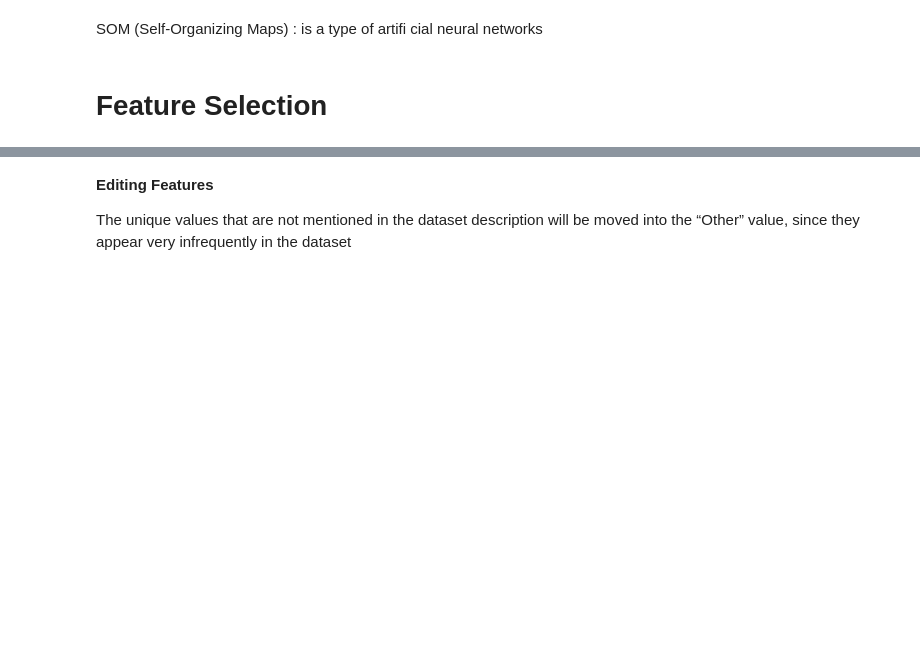
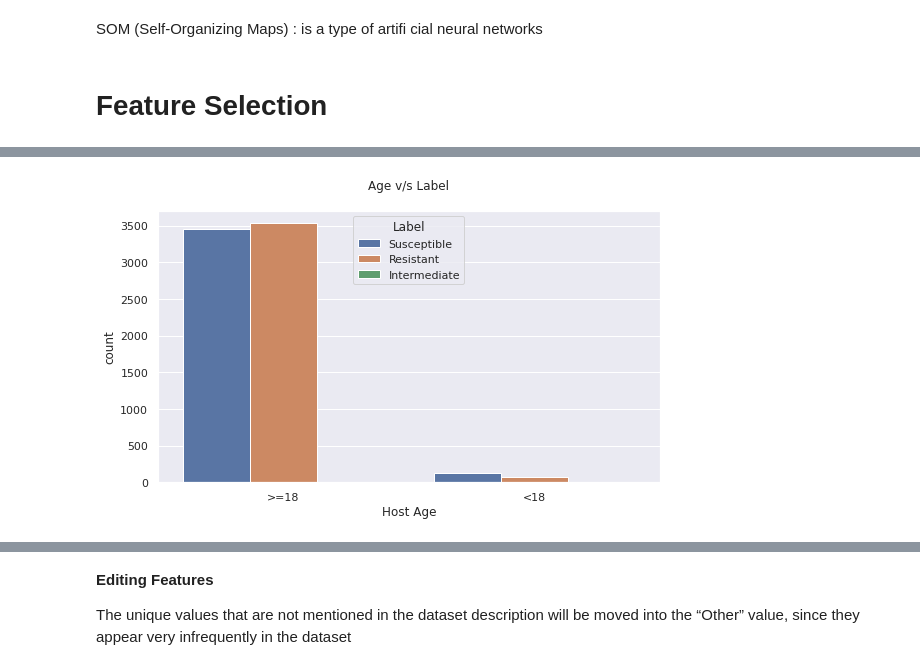
Before and after one commit to ferdoneh/mycobacterium_tuberculosis, a Jupyter notebook: experiment.ipynb, the cells around one changed output, grey strips where cells are left out. Cells and saved outputs as stored; diff of their text form; code cells hidden in the pictures; blank space fills up the shorter version.

```diff
--- a/experiment.ipynb
+++ b/experiment.ipynb
@@ -489,3 +269,0 @@ df['Host Age'].value_counts()
-# %%
-df['Host Age'] = df['Host Age'].replace('Adult','>=18')
-print(df)
@@ -540,2 +269,0 @@ def Lablechange(Lable):
-# %%
-df["Label"] = df["Label"].apply(Lablechange)
@@ -578,0 +303,6 @@ plt.show()
+# %%
+ #Print unique values less than 13.
+for i in df3.columns:
+    if len(df3[i].unique()) < 100:
+        #Print features with discrete values.
+        print(f'{i} has values {df3[i].unique()}, {len(df3[i].unique())} values total.')
@@ -578,0 +348,28 @@ plt.show()
+# %%
+hgs = df3['Host Gender'].to_list()
+def Host_GenderChanges(hgs):
+  if hgs == 'Male' or hgs == 'male' or hgs == 'M':
+    return 'Male'
+  elif hgs == 'Female' or hgs == 'female' or hgs == 'F':
+    return 'Female'
+  else :
+    return 'Unknown'
+
+# applying the change to the gender coloumn
+df3['Host Gender'] = df3['Host Gender'].apply(Host_GenderChanges)
+
+Gender = df3['Host Gender']
+
+# creating a function to change the 'Host Gender' to a binary 0 and 1
+
+def Host_GenderChanges(Gender):
+  if Gender == 'Male':
+    return 0
+  elif Gender == 'Female':
+    return 1
+  elif Gender == 'Unknown':
+    return 2
+  else :
+    return Non
+Gender = df3['Host Gender'].apply(Host_GenderChanges)
+Gender.unique()
@@ -578,0 +443,7 @@ plt.show()
+# %%
+sns.set(rc={'figure.figsize':(9,5)})
+sns.countplot(data= df3, x='Host Age',hue='Label')
+plt.title('Age v/s Label\n')
+plt.show()
+# %% [output]
+[figure, added]
```
Also changed, not shown: parts of 116 cells of this notebook.
